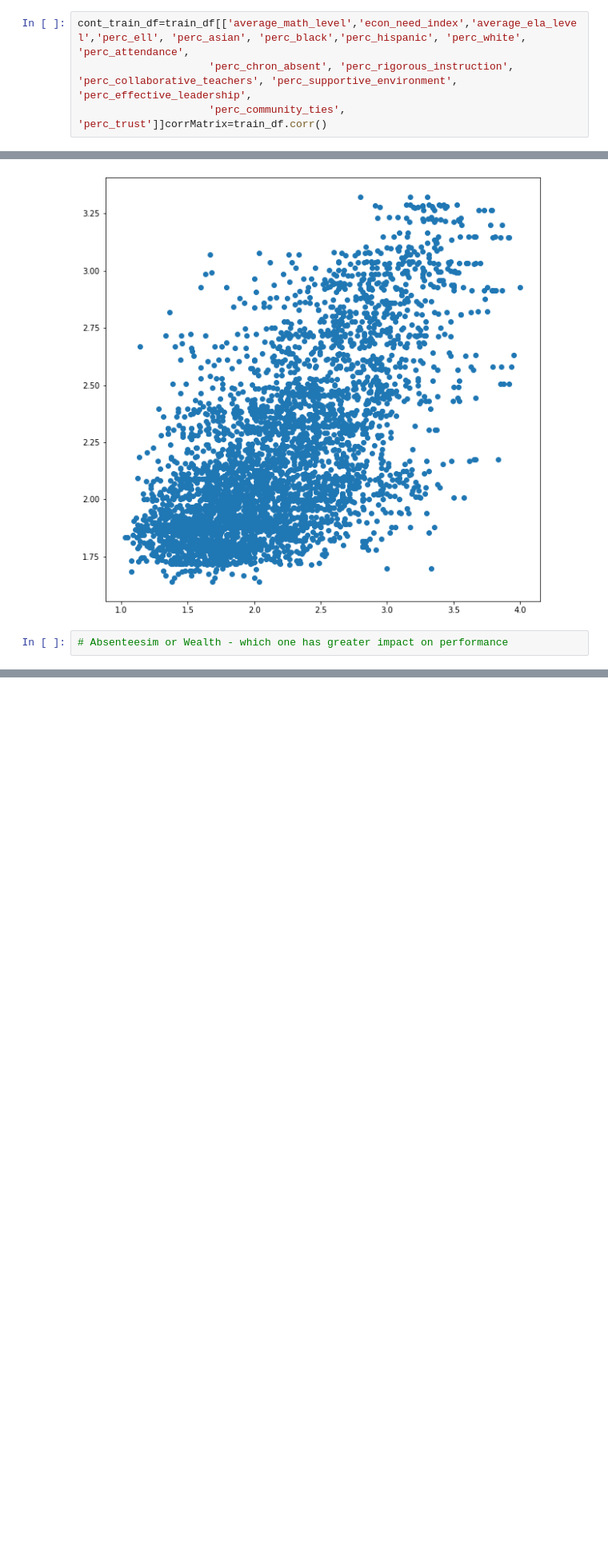
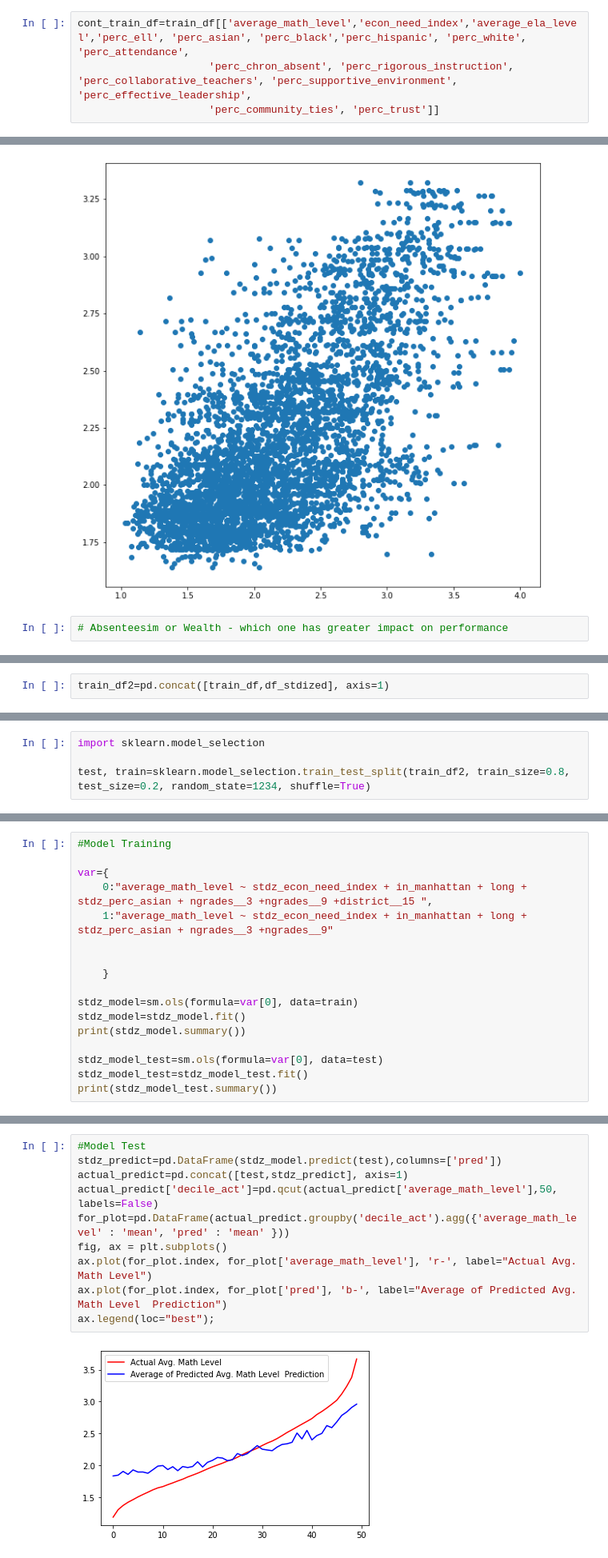
Before and after one commit to aneeshoberoi/cbs_ba2, a Jupyter notebook: NYC_Public_School.ipynb, the cells around one changed output, grey strips where cells are left out. Shown at 80% size. Saved outputs shown, nothing was run; the diff lists cells and outputs as text; blank space fills up the shorter version.

```diff
--- a/NYC_Public_School.ipynb
+++ b/NYC_Public_School.ipynb
@@ -110,7 +117,7 @@ train_df.head(5)
 # %%
 cont_train_df=train_df[['average_math_level','econ_need_index','average_ela_level','perc_ell', 'perc_asian', 'perc_black','perc_hispanic', 'perc_white', 'perc_attendance',
                      'perc_chron_absent', 'perc_rigorous_instruction', 'perc_collaborative_teachers', 'perc_supportive_environment', 'perc_effective_leadership',
-                     'perc_community_ties', 'perc_trust']]corrMatrix=train_df.corr()
+                     'perc_community_ties', 'perc_trust']]
 # %%
 corrMatrix=pd.DataFrame(round(cont_train_df.corr(),2))
 # %%
@@ -327 +336,3 @@ train_df_stdzd=pd.DataFrame(temp)
+# %%
+train_df2=pd.concat([train_df,df_stdized], axis=1)
 # %%
@@ -339,0 +370,4 @@ print(final_model3.summary())
+# %%
+import sklearn.model_selection
+
+test, train=sklearn.model_selection.train_test_split(train_df2, train_size=0.8, test_size=0.2, random_state=1234, shuffle=True)
@@ -339,0 +384,17 @@ print(final_model3.summary())
+# %%
+#Model Training
+
+var={
+    0:"average_math_level ~ stdz_econ_need_index + in_manhattan + long + stdz_perc_asian + ngrades__3 +ngrades__9 +district__15 ",
+    1:"average_math_level ~ stdz_econ_need_index + in_manhattan + long + stdz_perc_asian + ngrades__3 +ngrades__9"
+
+
+    }
+
+stdz_model=sm.ols(formula=var[0], data=train)
+stdz_model=stdz_model.fit()
+print(stdz_model.summary())
+
+stdz_model_test=sm.ols(formula=var[0], data=test)
+stdz_model_test=stdz_model_test.fit()
+print(stdz_model_test.summary())
@@ -339,0 +419,12 @@ print(final_model3.summary())
+# %%
+#Model Test
+stdz_predict=pd.DataFrame(stdz_model.predict(test),columns=['pred'])
+actual_predict=pd.concat([test,stdz_predict], axis=1)
+actual_predict['decile_act']=pd.qcut(actual_predict['average_math_level'],50, labels=False)
+for_plot=pd.DataFrame(actual_predict.groupby('decile_act').agg({'average_math_level' : 'mean', 'pred' : 'mean' }))
+fig, ax = plt.subplots()
+ax.plot(for_plot.index, for_plot['average_math_level'], 'r-', label="Actual Avg. Math Level")
+ax.plot(for_plot.index, for_plot['pred'], 'b-', label="Average of Predicted Avg. Math Level  Prediction")
+ax.legend(loc="best");
+# %% [output]
+[figure, added]
```
Also changed, not shown: parts of 12 cells of this notebook.
